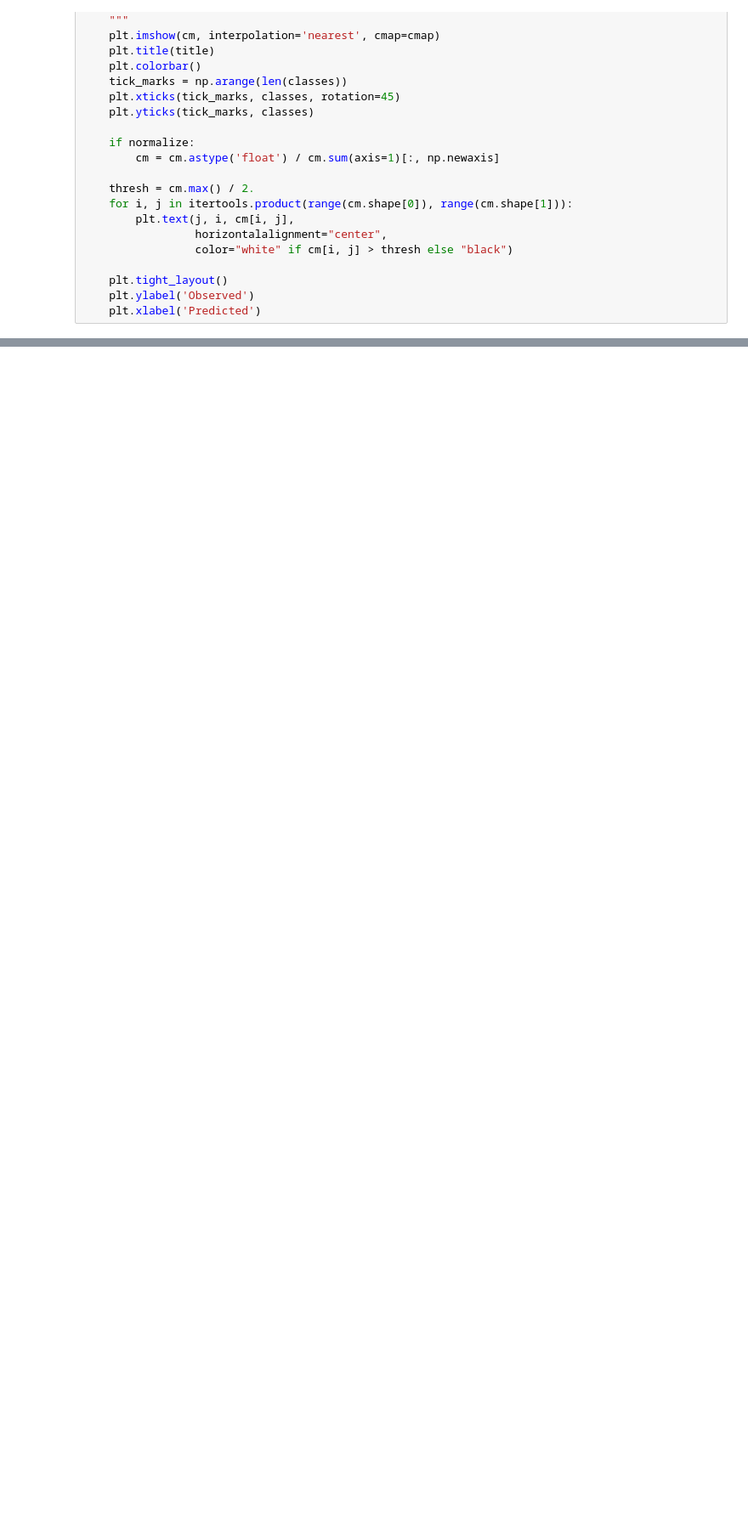
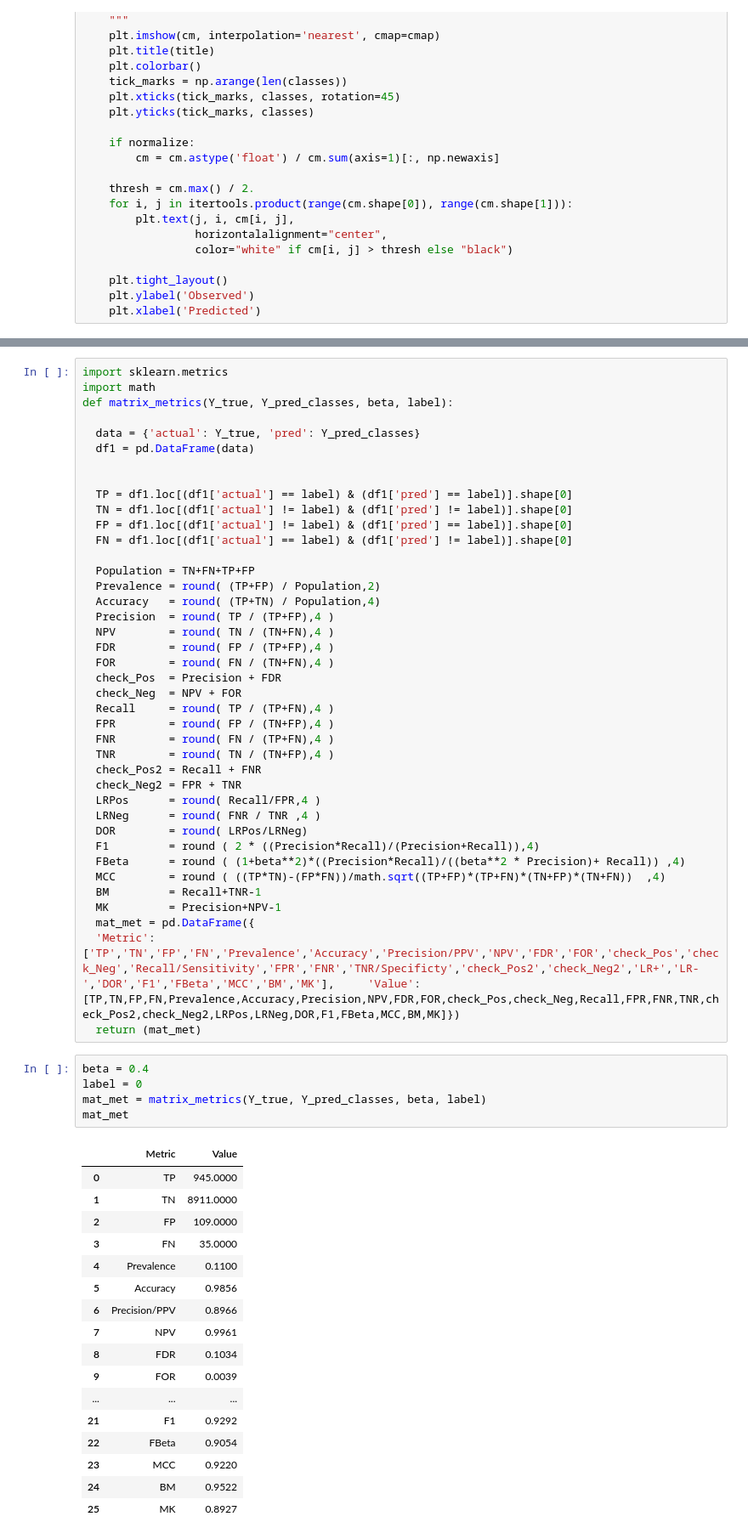
Before and after one commit to zek12/TensorFlow_notebooks, a Jupyter notebook: classification_with_TensorFlow_on_MNIST_and_Fashion_MNIST.ipynb, the cells around one changed output, grey strips where cells are left out. Shown at 85% size. Drawn from its saved outputs; the diff is of its cells as text; blank space fills up the shorter version.

```diff
--- a/classification_with_TensorFlow_on_MNIST_and_Fashion_MNIST.ipynb
+++ b/classification_with_TensorFlow_on_MNIST_and_Fashion_MNIST.ipynb
@@ -271,0 +271,63 @@ plot_confusion_matrix(confusion_mtx, classes = range(10))
+# %%
+import sklearn.metrics
+import math
+def matrix_metrics(Y_true, Y_pred_classes, beta, label):
+
+  data = {'actual': Y_true, 'pred': Y_pred_classes}
+  df1 = pd.DataFrame(data)
+
+
+  TP = df1.loc[(df1['actual'] == label) & (df1['pred'] == label)].shape[0]
+  TN = df1.loc[(df1['actual'] != label) & (df1['pred'] != label)].shape[0]
+  FP = df1.loc[(df1['actual'] != label) & (df1['pred'] == label)].shape[0]
+  FN = df1.loc[(df1['actual'] == label) & (df1['pred'] != label)].shape[0]
+
+  Population = TN+FN+TP+FP
+  Prevalence = round( (TP+FP) / Population,2)
+  Accuracy   = round( (TP+TN) / Population,4)
+  Precision  = round( TP / (TP+FP),4 )
+  NPV        = round( TN / (TN+FN),4 )
+  FDR        = round( FP / (TP+FP),4 )
+  FOR        = round( FN / (TN+FN),4 )
+  check_Pos  = Precision + FDR
+  check_Neg  = NPV + FOR
+  Recall     = round( TP / (TP+FN),4 )
+  FPR        = round( FP / (TN+FP),4 )
+  FNR        = round( FN / (TP+FN),4 )
+  TNR        = round( TN / (TN+FP),4 )
+  check_Pos2 = Recall + FNR
+  check_Neg2 = FPR + TNR
+  LRPos      = round( Recall/FPR,4 )
+  LRNeg      = round( FNR / TNR ,4 )
+  DOR        = round( LRPos/LRNeg)
+  F1         = round ( 2 * ((Precision*Recall)/(Precision+Recall)),4)
+  FBeta      = round ( (1+beta**2)*((Precision*Recall)/((beta**2 * Precision)+ Recall)) ,4)
+  MCC        = round ( ((TP*TN)-(FP*FN))/math.sqrt((TP+FP)*(TP+FN)*(TN+FP)*(TN+FN))  ,4)
+  BM         = Recall+TNR-1
+  MK         = Precision+NPV-1
+  mat_met = pd.DataFrame({
+  'Metric':['TP','TN','FP','FN','Prevalence','Accuracy','Precision/PPV','NPV','FDR','FOR','check_Pos','check_Neg','Recall/Sensitivity','FPR','FNR','TNR/Specificty','check_Pos2','check_Neg2','LR+','LR-','DOR','F1','FBeta','MCC','BM','MK'],     'Value':[TP,TN,FP,FN,Prevalence,Accuracy,Precision,NPV,FDR,FOR,check_Pos,check_Neg,Recall,FPR,FNR,TNR,check_Pos2,check_Neg2,LRPos,LRNeg,DOR,F1,FBeta,MCC,BM,MK]})
+  return (mat_met)
+# %%
+beta = 0.4
+label = 0
+mat_met = matrix_metrics(Y_true, Y_pred_classes, beta, label)
+mat_met
+# %% [output]
+|  | Metric | Value |
+| 0 | TP | 945.0000 |
+| 1 | TN | 8911.0000 |
+| 2 | FP | 109.0000 |
+| 3 | FN | 35.0000 |
+| 4 | Prevalence | 0.1100 |
+| 5 | Accuracy | 0.9856 |
+| 6 | Precision/PPV | 0.8966 |
+| 7 | NPV | 0.9961 |
+| 8 | FDR | 0.1034 |
+| 9 | FOR | 0.0039 |
+| ... | ... | ... |
+| 21 | F1 | 0.9292 |
+| 22 | FBeta | 0.9054 |
+| 23 | MCC | 0.9220 |
+| 24 | BM | 0.9522 |
+| 25 | MK | 0.8927 |
```
Also changed, not shown: parts of 8 cells of this notebook.
